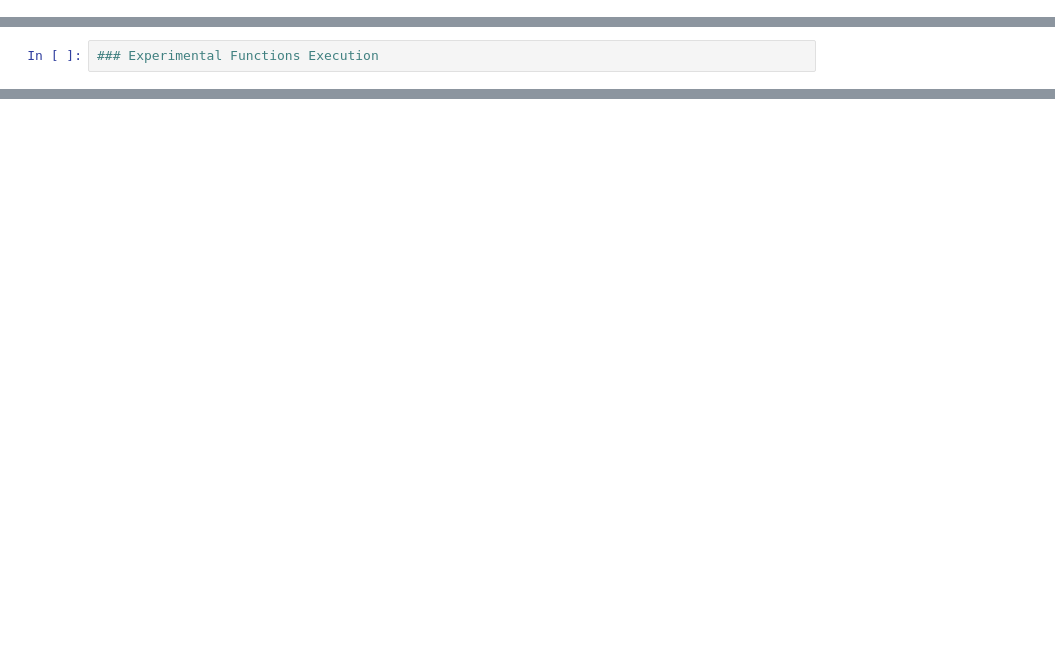
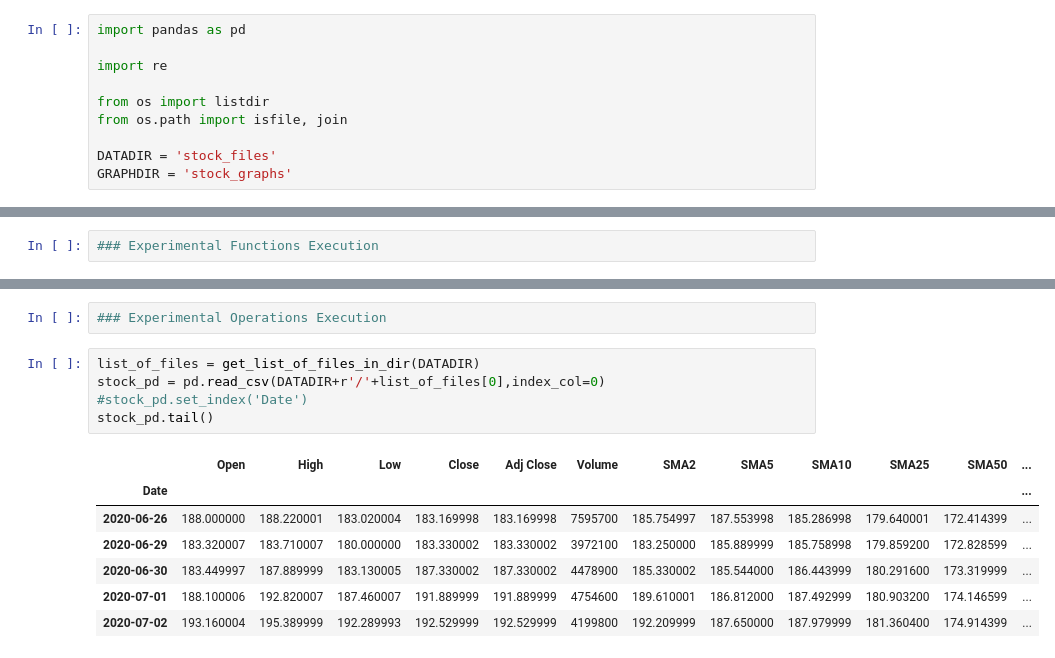
Before and after one commit to zwerb/stock_analysis, a Jupyter notebook: functions_reference.ipynb, the cells around one changed output, grey strips where cells are left out. Cells and saved outputs as stored; diff of their text form; blank space fills up the shorter version.

```diff
--- a/functions_reference.ipynb
+++ b/functions_reference.ipynb
@@ -1,2 +3,12 @@
+# %%
+import pandas as pd
+
+import re
+
+from os import listdir
+from os.path import isfile, join
+
+DATADIR = 'stock_files'
+GRAPHDIR = 'stock_graphs'
 # %%
 ### Experimental Functions Definitions
@@ -12,0 +50,15 @@ NameError: name 'get_list_of_files_in_dir' is not defined
+# %%
+### Experimental Operations Execution
+# %%
+list_of_files = get_list_of_files_in_dir(DATADIR)
+stock_pd = pd.read_csv(DATADIR+r'/'+list_of_files[0],index_col=0)
+#stock_pd.set_index('Date')
+stock_pd.tail()
+# %% [output]
+|  | Open | High | Low | Close | Adj Close | Volume | SMA2 | SMA5 | SMA10 | SMA25 | SMA50 | ... |
+| Date |  |  |  |  |  |  |  |  |  |  |  | ... |
+| 2020-06-26 | 188.000000 | 188.220001 | 183.020004 | 183.169998 | 183.169998 | 7595700 | 185.754997 | 187.553998 | 185.286998 | 179.640001 | 172.414399 | ... |
+| 2020-06-29 | 183.320007 | 183.710007 | 180.000000 | 183.330002 | 183.330002 | 3972100 | 183.250000 | 185.889999 | 185.758998 | 179.859200 | 172.828599 | ... |
+| 2020-06-30 | 183.449997 | 187.889999 | 183.130005 | 187.330002 | 187.330002 | 4478900 | 185.330002 | 185.544000 | 186.443999 | 180.291600 | 173.319999 | ... |
+| 2020-07-01 | 188.100006 | 192.820007 | 187.460007 | 191.889999 | 191.889999 | 4754600 | 189.610001 | 186.812000 | 187.492999 | 180.903200 | 174.146599 | ... |
+| 2020-07-02 | 193.160004 | 195.389999 | 192.289993 | 192.529999 | 192.529999 | 4199800 | 192.209999 | 187.650000 | 187.979999 | 181.360400 | 174.914399 | ... |
```
Also changed, not shown: parts of 6 cells of this notebook, 40 other files.
